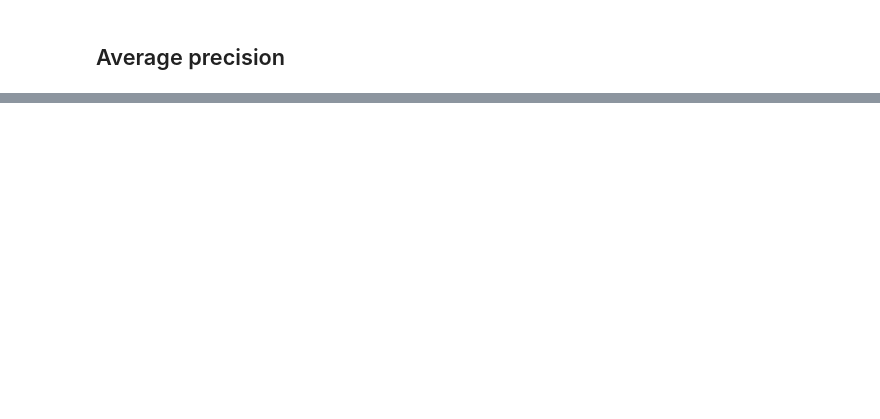
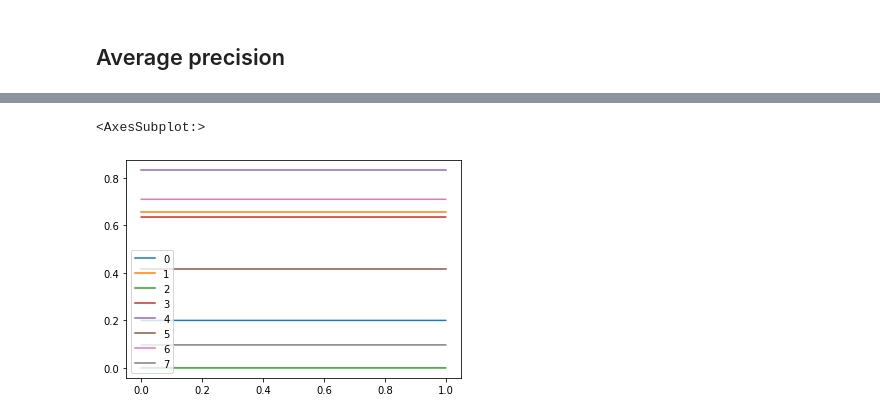
Before and after one commit to mikekestemont/zwerfverzen, a Jupyter notebook: notebooks/intertext.ipynb, the cells around one changed output, grey strips where cells are left out. Drawn from its saved outputs; the diff is of its cells as text; code cells hidden in the pictures; blank space fills up the shorter version.

```diff
--- a/notebooks/intertext.ipynb
+++ b/notebooks/intertext.ipynb
@@ -596,6 +418,6 @@ thresholds = np.linspace(0, 1, 10)
 
 for th in thresholds:
     scores_ = average_precision(df, meta, rhyme_weight=th)
-    scores.append(scores_.values())
+    scores.append(list(scores_.values()))
 
-scores = pd.DataFrame(np.array(scores).T, index=thresholds)
+scores
@@ -602,2 +442,7 @@ scores = pd.DataFrame(np.array(scores).T, index=thresholds)
+# %%
+scores = pd.DataFrame(np.array(scores), index=thresholds)
 # %%
-scores
+scores.plot()
+# %% [output]
+<AxesSubplot:>
+[figure, added]
```
Also changed, not shown: parts of 34 cells of this notebook.
